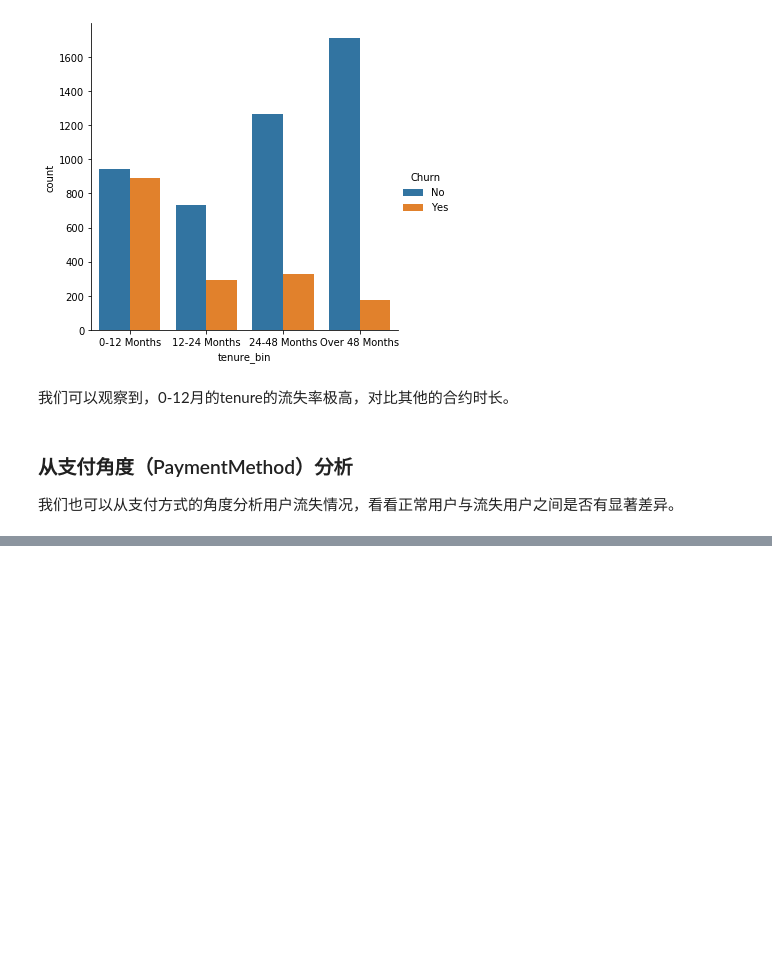
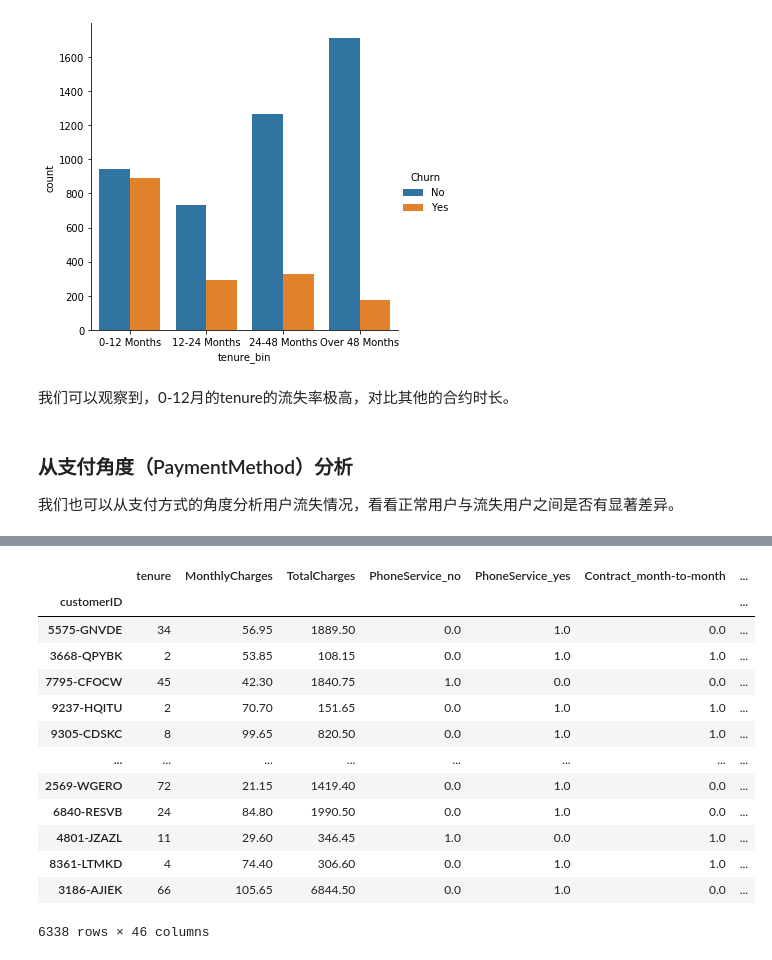
Before and after one commit to MooTong123/notebook, a Jupyter notebook: MLOps course/Chapter3_modeling.ipynb, the cells around one changed output, grey strips where cells are left out. Cells and saved outputs as stored; diff of their text form; code cells hidden in the pictures; blank space fills up the shorter version.

```diff
--- a/MLOps course/Chapter3_modeling.ipynb
+++ b/MLOps course/Chapter3_modeling.ipynb
@@ -385,0 +434,12 @@ sns.countplot(x='PaymentMethod', hue='Churn', data=df, order)
+# %%
+#Identifier and target variable
+telco =df.copy()
+customer_id=['customerID']
+target=['Churn']
+
+#Split categorical and numerical column NAMES as lists
+categories=telco.nunique()[telco.nunique()<10].keys().tolist()
+categories.remove(target[0])
+numerical=[col for col in telco.columns if col not in customer_id+target+categories]
+print("分类型特征:\n{}\n".format(categories))
+print("数值型特征:\n{}".format(numerical))
@@ -385,0 +456,20 @@ sns.countplot(x='PaymentMethod', hue='Churn', data=df, order)
+# %%
+from sklearn.preprocessing import LabelEncoder, OneHotEncoder
+
+# Here is a for loop that will convert all remaining columns applying OneHotEncoder
+# we will "declare" the encoder just to use its 'categories_' attribute
+#numerical1=numerical.append("SeniorCitizen")
+train_c = df[categories]
+train_n = df[numerical]
+ohe = OneHotEncoder()
+for i in categories:
+        print(i)
+        # fit = get new mapping for each column
+        ohe = OneHotEncoder().fit(df[i].unique().reshape(-1,1))
+        # OneHotEncoder (just like ML models) expects/require a numpy matrix/array as input
+        temp = pd.DataFrame(ohe.transform(df[i].to_numpy().reshape(-1,1)).toarray(),
+                            index=df.index,
+                            columns=[i+"_"+str(cat).lower().replace(" ","_") for cat in ohe.categories_[0]])
+        # Check also category-encoders library for easier encoding
+        train_n = train_n.join(temp)
+        #test_e = test_e.join(temp)
@@ -385,0 +493,17 @@ sns.countplot(x='PaymentMethod', hue='Churn', data=df, order)
+# %%
+train_n
+# %% [output]
+|  | tenure | MonthlyCharges | TotalCharges | PhoneService_no | PhoneService_yes | Contract_month-to-month | ... |
+| customerID |  |  |  |  |  |  | ... |
+| 5575-GNVDE | 34 | 56.95 | 1889.50 | 0.0 | 1.0 | 0.0 | ... |
+| 3668-QPYBK | 2 | 53.85 | 108.15 | 0.0 | 1.0 | 1.0 | ... |
+| 7795-CFOCW | 45 | 42.30 | 1840.75 | 1.0 | 0.0 | 0.0 | ... |
+| 9237-HQITU | 2 | 70.70 | 151.65 | 0.0 | 1.0 | 1.0 | ... |
+| 9305-CDSKC | 8 | 99.65 | 820.50 | 0.0 | 1.0 | 1.0 | ... |
+| ... | ... | ... | ... | ... | ... | ... | ... |
+| 2569-WGERO | 72 | 21.15 | 1419.40 | 0.0 | 1.0 | 0.0 | ... |
+| 6840-RESVB | 24 | 84.80 | 1990.50 | 0.0 | 1.0 | 0.0 | ... |
+| 4801-JZAZL | 11 | 29.60 | 346.45 | 1.0 | 0.0 | 1.0 | ... |
+| 8361-LTMKD | 4 | 74.40 | 306.60 | 0.0 | 1.0 | 1.0 | ... |
+| 3186-AJIEK | 66 | 105.65 | 6844.50 | 0.0 | 1.0 | 0.0 | ... |
+6338 rows × 46 columns
```
Also changed, not shown: parts of 25 cells of this notebook, 2 other files.
